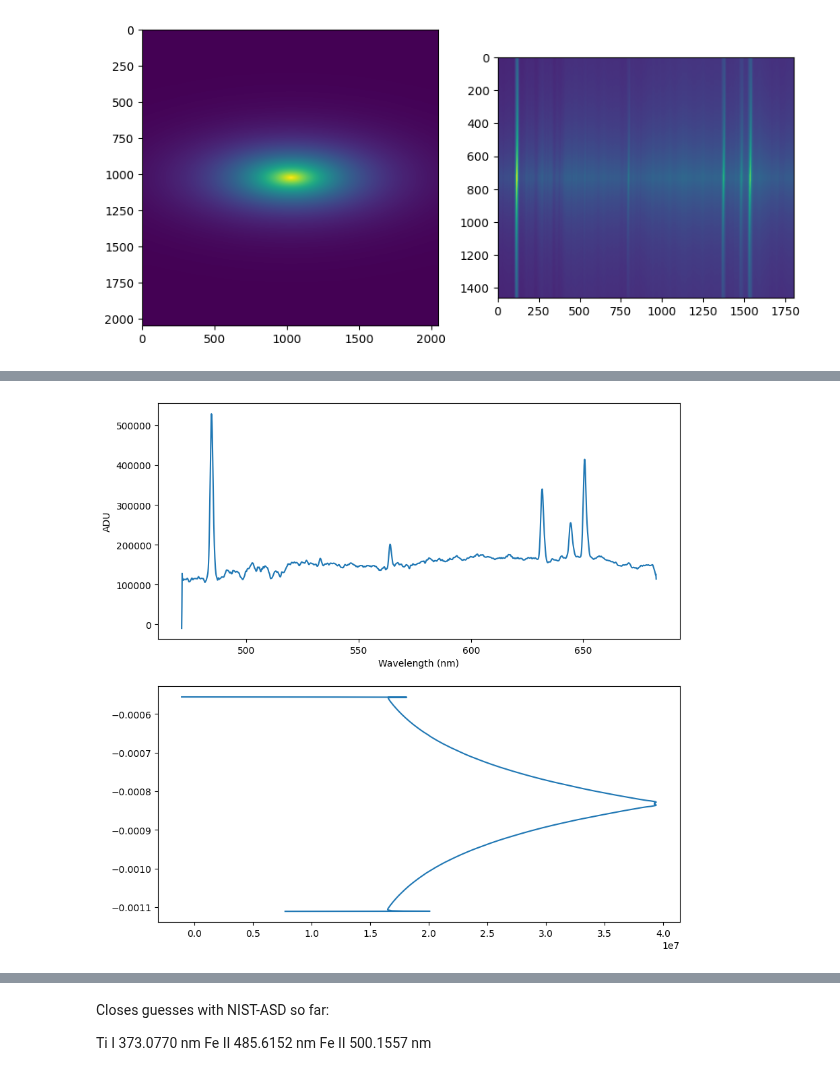
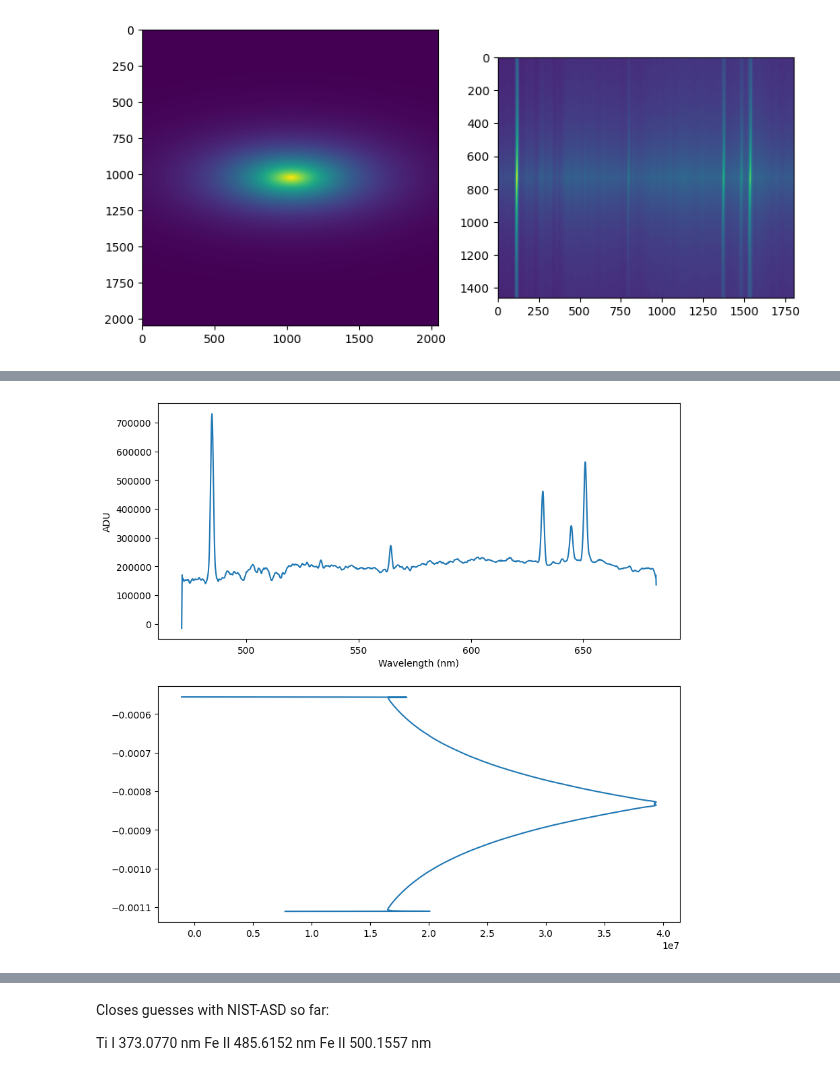
Before and after one commit to B0whunt3r21/AstroPrak, a Jupyter notebook: Galax_Spect/Galax_Spect.ipynb, the cells around one changed output, grey strips where cells are left out. Cells and saved outputs as stored; diff of their text form; code cells hidden in the pictures.

```diff
--- a/Galax_Spect/Galax_Spect.ipynb
+++ b/Galax_Spect/Galax_Spect.ipynb
@@ -94,16 +247,17 @@ plt.show()
 # %%
-#LSS x and y cut
+#LSS x cut
+
 fig, axis = plt.subplots(2, 1, figsize=(10, 10))
-axis[0].plot(x_NM_LSS, LSS[900, :])
+axis[0].plot(x_NM_LSS, LSS[732, :])
 axis[0].set_xlabel('Wavelength (nm)')
 axis[0].set_ylabel('ADU')
 
 flux = np.nansum(LSS[:, 600:800], axis=1)
 axis[1].plot(flux, y_DEG_LSS)
 
 plt.show()
 # %% [output]
-[figure, old version]
+[figure, new version]
 # %%
 #Doppler Correction and Gauss-Fit
 
```
Also changed, not shown: parts of 7 cells of this notebook.
